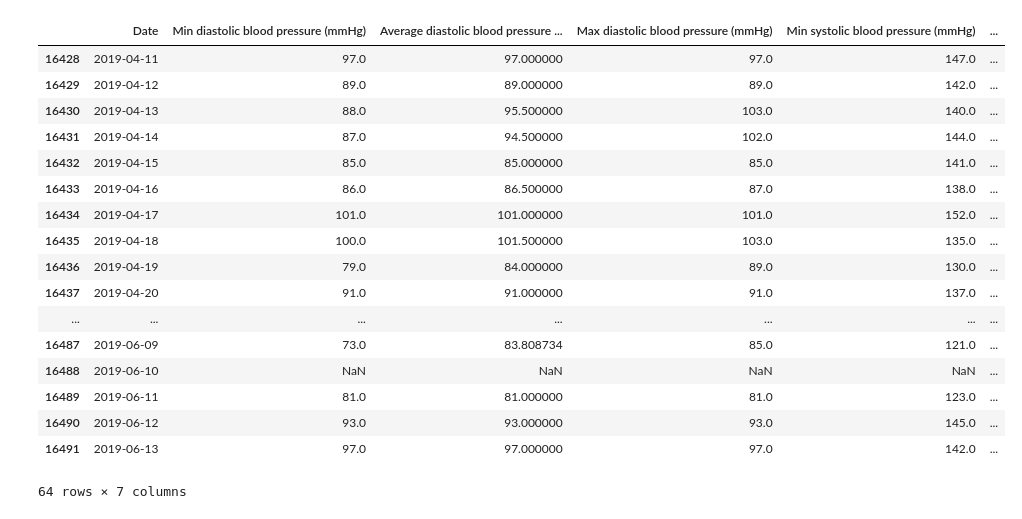
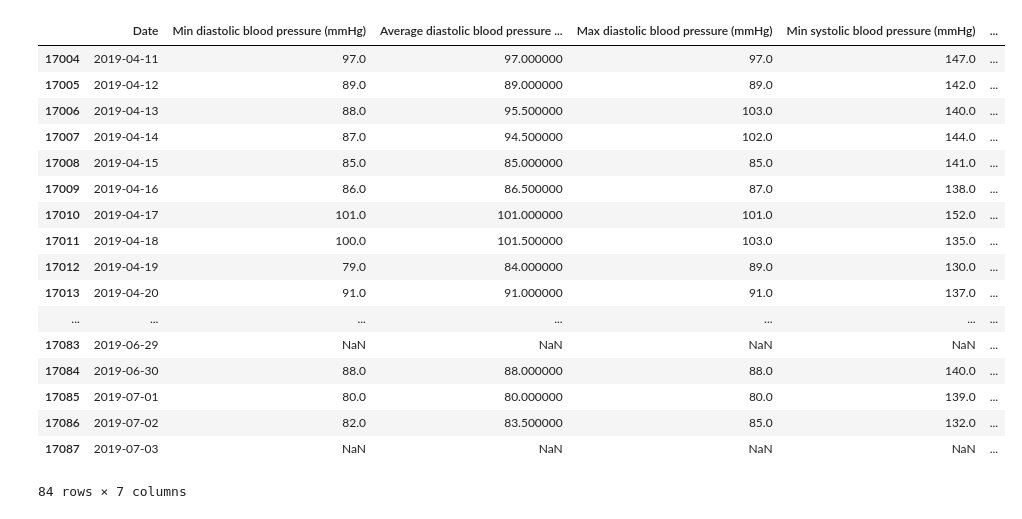
Before and after one commit to DanteLore/fitness, a Jupyter notebook: blood_pressure.ipynb, the cells around one changed output. Cells and saved outputs as stored; diff of their text form; code cells hidden in the pictures.

Commit message:
Got jupyter working on new laptop with new IntelliJ, plus some messing with route data

```diff
--- a/blood_pressure.ipynb
+++ b/blood_pressure.ipynb
@@ -3,51 +3,51 @@ import pandas as pd
 import glob
 import matplotlib.pyplot as plt
 import numpy as np
 
 data_dir = "data/Takeout/Fit/Daily Aggregations"
 all_files = glob.glob(data_dir + "/*.csv")
 
 li = []
 
 for filename in all_files:
     df = pd.read_csv(filename, index_col=None, header=0)
     li.append(df)
 
 df = pd.concat(li, axis=0, ignore_index=True, sort=True)
 
 df = df[['Date',
          'Min diastolic blood pressure (mmHg)',
          'Average diastolic blood pressure (mmHg)',
          'Max diastolic blood pressure (mmHg)',
          'Min systolic blood pressure (mmHg)',
          'Average systolic blood pressure (mmHg)',
          'Max systolic blood pressure (mmHg)']]
 
 df = df.sort_values(by=['Date'])
 df = df[df['Date'] >= '2019-04-11']
 
 google_data = df
 
-google_data.head(1000)
+google_data.tail(1000)
 # %% [output]
 |  | Date | Min diastolic blood pressure (mmHg) | Average diastolic blood pressure ... | Max diastolic blood pressure (mmHg) | Min systolic blood pressure (mmHg) | ... |
-| 16428 | 2019-04-11 | 97.0 | 97.000000 | 97.0 | 147.0 | ... |
-| 16429 | 2019-04-12 | 89.0 | 89.000000 | 89.0 | 142.0 | ... |
-| 16430 | 2019-04-13 | 88.0 | 95.500000 | 103.0 | 140.0 | ... |
-| 16431 | 2019-04-14 | 87.0 | 94.500000 | 102.0 | 144.0 | ... |
-| 16432 | 2019-04-15 | 85.0 | 85.000000 | 85.0 | 141.0 | ... |
-| 16433 | 2019-04-16 | 86.0 | 86.500000 | 87.0 | 138.0 | ... |
-| 16434 | 2019-04-17 | 101.0 | 101.000000 | 101.0 | 152.0 | ... |
-| 16435 | 2019-04-18 | 100.0 | 101.500000 | 103.0 | 135.0 | ... |
-| 16436 | 2019-04-19 | 79.0 | 84.000000 | 89.0 | 130.0 | ... |
-| 16437 | 2019-04-20 | 91.0 | 91.000000 | 91.0 | 137.0 | ... |
+| 17004 | 2019-04-11 | 97.0 | 97.000000 | 97.0 | 147.0 | ... |
+| 17005 | 2019-04-12 | 89.0 | 89.000000 | 89.0 | 142.0 | ... |
+| 17006 | 2019-04-13 | 88.0 | 95.500000 | 103.0 | 140.0 | ... |
+| 17007 | 2019-04-14 | 87.0 | 94.500000 | 102.0 | 144.0 | ... |
+| 17008 | 2019-04-15 | 85.0 | 85.000000 | 85.0 | 141.0 | ... |
+| 17009 | 2019-04-16 | 86.0 | 86.500000 | 87.0 | 138.0 | ... |
+| 17010 | 2019-04-17 | 101.0 | 101.000000 | 101.0 | 152.0 | ... |
+| 17011 | 2019-04-18 | 100.0 | 101.500000 | 103.0 | 135.0 | ... |
+| 17012 | 2019-04-19 | 79.0 | 84.000000 | 89.0 | 130.0 | ... |
+| 17013 | 2019-04-20 | 91.0 | 91.000000 | 91.0 | 137.0 | ... |
 | ... | ... | ... | ... | ... | ... | ... |
-| 16487 | 2019-06-09 | 73.0 | 83.808734 | 85.0 | 121.0 | ... |
-| 16488 | 2019-06-10 | NaN | NaN | NaN | NaN | ... |
-| 16489 | 2019-06-11 | 81.0 | 81.000000 | 81.0 | 123.0 | ... |
-| 16490 | 2019-06-12 | 93.0 | 93.000000 | 93.0 | 145.0 | ... |
-| 16491 | 2019-06-13 | 97.0 | 97.000000 | 97.0 | 142.0 | ... |
+| 17083 | 2019-06-29 | NaN | NaN | NaN | NaN | ... |
+| 17084 | 2019-06-30 | 88.0 | 88.000000 | 88.0 | 140.0 | ... |
+| 17085 | 2019-07-01 | 80.0 | 80.000000 | 80.0 | 139.0 | ... |
+| 17086 | 2019-07-02 | 82.0 | 83.500000 | 85.0 | 132.0 | ... |
+| 17087 | 2019-07-03 | NaN | NaN | NaN | NaN | ... |
-64 rows × 7 columns
+84 rows × 7 columns
 # %%
 df = google_data[['Date', 'Average systolic blood pressure (mmHg)', 'Average diastolic blood pressure (mmHg)']]
 df = df.set_index(df.columns[0])
```
Also changed, not shown: parts of 2 cells of this notebook, 4 other files.
